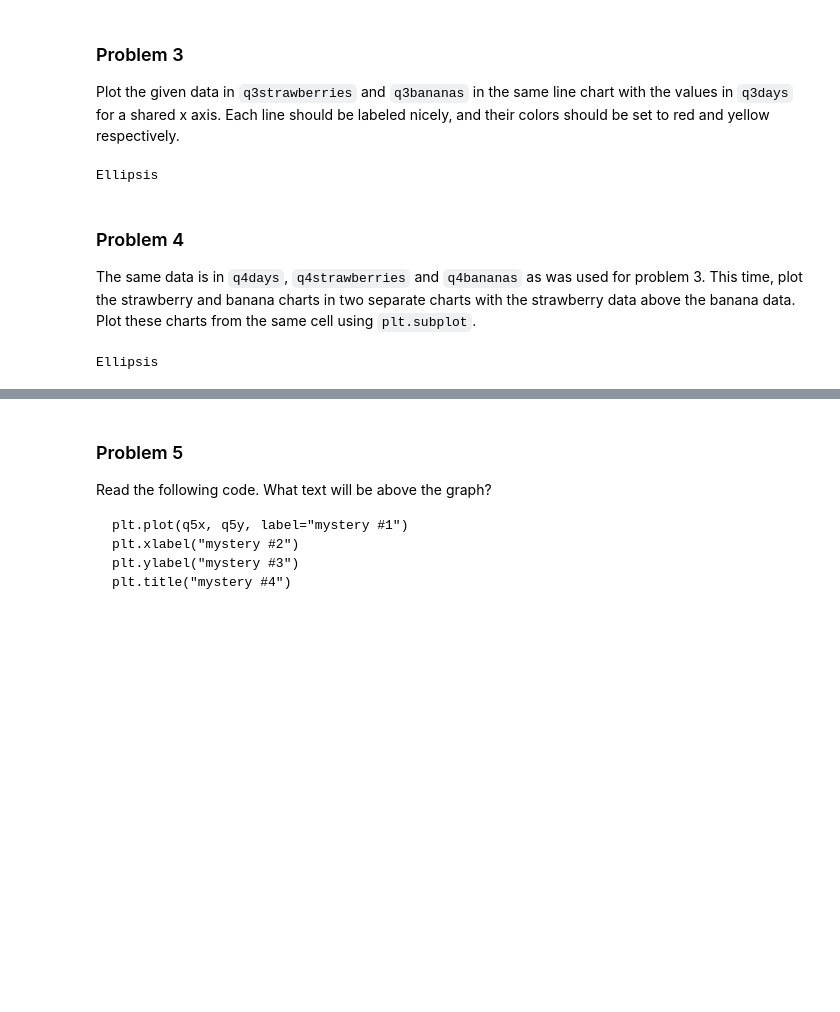
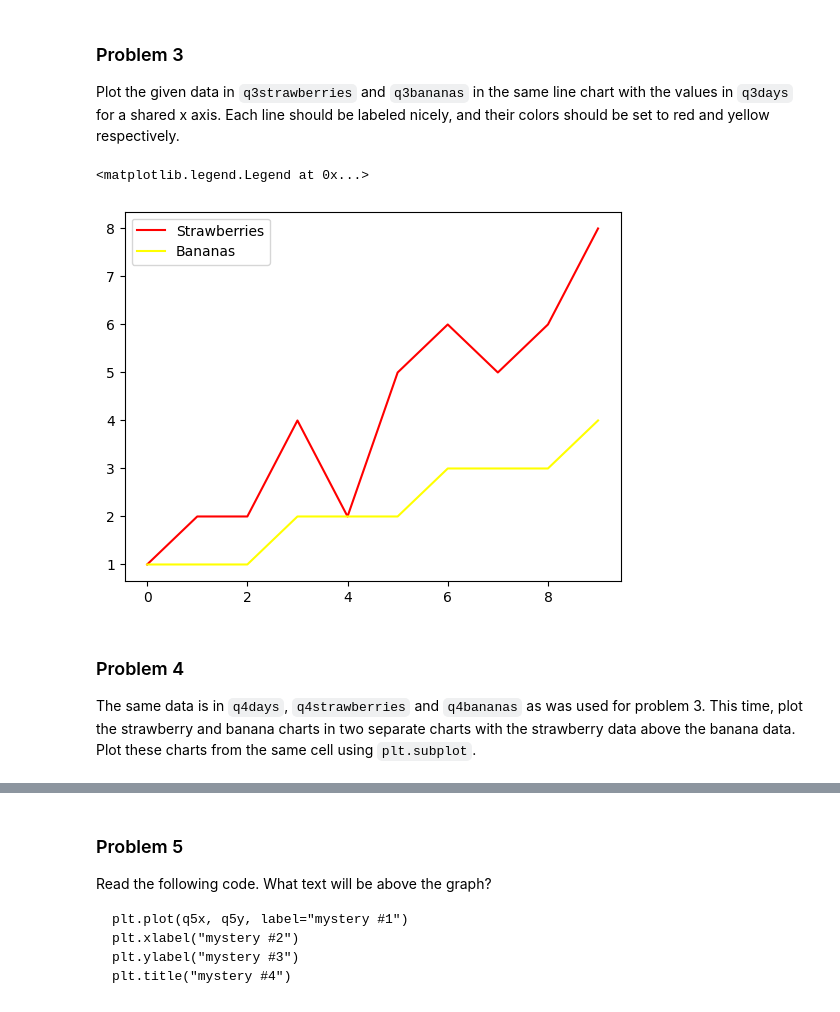
Before and after one commit to alyssantran/dx602-homework-05, a Jupyter notebook: homework.ipynb, the cells around one changed output, grey strips where cells are left out. Saved outputs shown, nothing was run; the diff lists cells and outputs as text; code cells hidden in the pictures; blank space fills up the shorter version.

```diff
--- a/homework.ipynb
+++ b/homework.ipynb
@@ -104,12 +104,14 @@ Each line should be labeled nicely, and their colors should be set to red and ye
 q3days = range(10)
 q3strawberries = [1, 2, 2, 4, 2, 5, 6, 5, 6, 8]
 q3bananas = [1, 1, 1, 2, 2, 2, 3, 3, 3, 4]
-# %%
-# YOUR CHANGES HERE
-
-...
-# %% [output]
-Ellipsis
+# %%
+# YOUR CHANGES HERE
+plt.plot(q3strawberries, label="Strawberries", color="red")
+plt.plot(q3bananas, label="Bananas", color="yellow")
+plt.legend()
+# %% [output]
+<matplotlib.legend.Legend at 0x...>
+[figure, added]
 # %% [markdown]
 ### Problem 4
 
@@ -122,9 +124,3 @@ Plot these charts from the same cell using `plt.subplot`.
 q4days = range(10)
 q4strawberries = [1, 2, 2, 4, 2, 5, 6, 5, 6, 8]
 q4bananas = [1, 1, 1, 2, 2, 2, 3, 3, 3, 4]
-# %%
-# YOUR CHANGES HERE
-
-...
-# %% [output]
-Ellipsis
```
Also changed, not shown: parts of 29 cells of this notebook, 1 other file.
